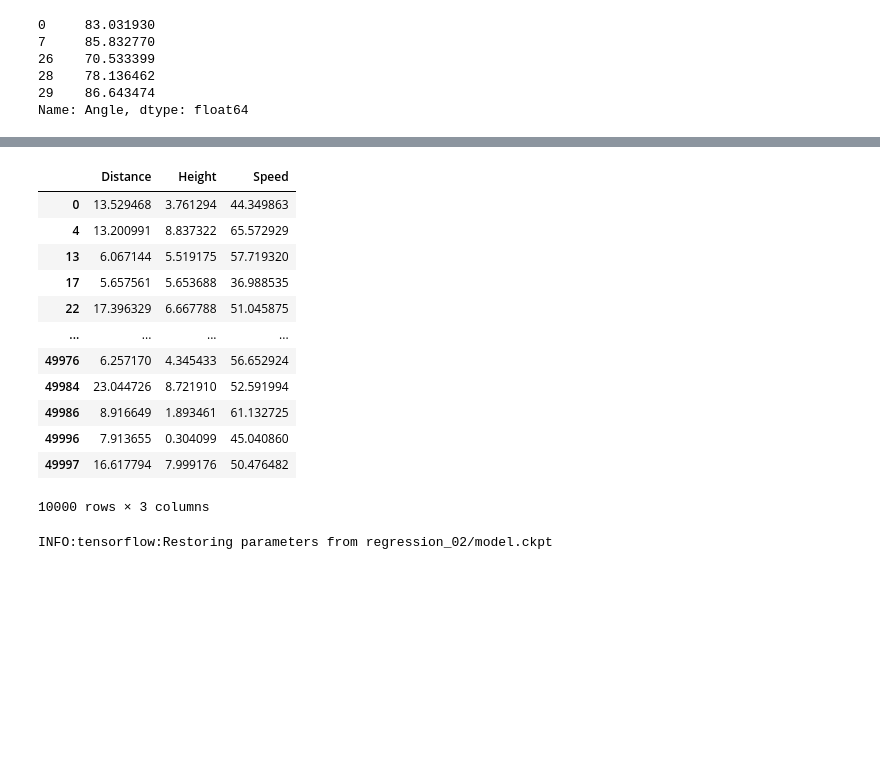
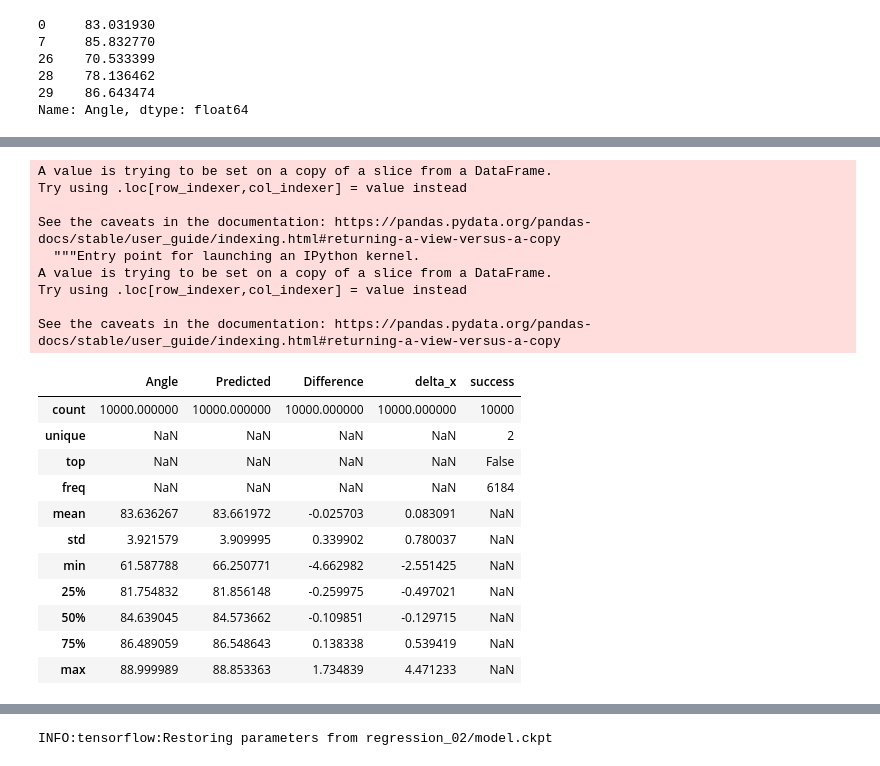
Before and after one commit to StevenCHowell/bball_cannon, a Jupyter notebook: regression.ipynb, the cells around one changed output, grey strips where cells are left out. Drawn from its saved outputs; the diff is of its cells as text; code cells hidden in the pictures; blank space fills up the shorter version.

```diff
--- a/regression.ipynb
+++ b/regression.ipynb
@@ -192,37 +211,43 @@ test_results.describe(include='all')
 # %%
 delta_x = []
 shot = bball.Shot()
-for idx in test_dataset.index:
+for idx in test_dataset.index[:n]:
     shot.setup(params=test_dataset.loc[idx].values)
     delta_x.append(shot.shoot_delta_x(test_results.loc[idx, 'Predicted']))
+# %%
+test_results_n = test_results[:n]
 # %%
-test_results['delta_x'] = delta_x
-
-test_results['success'] = np.abs(test_results.delta_x) < shot.ball_radius
-
-test_results.describe(include='all')
+test_results_n['delta_x'] = delta_x
+test_results_n['success'] = np.abs(test_results_n.delta_x) < shot.ball_radius
+test_results_n.describe(include='all')
+# %% [output]
+A value is trying to be set on a copy of a slice from a DataFrame.
+Try using .loc[row_indexer,col_indexer] = value instead
+
+See the caveats in the documentation: https://pandas.pydata.org/pandas-docs/stable/user_guide/indexing.html#returning-a-view-versus-a-copy
+  """Entry point for launching an IPython kernel.
+A value is trying to be set on a copy of a slice from a DataFrame.
+Try using .loc[row_indexer,col_indexer] = value instead
+
+See the caveats in the documentation: https://pandas.pydata.org/pandas-docs/stable/user_guide/indexing.html#returning-a-view-versus-a-copy
+|  | Angle | Predicted | Difference | delta_x | success |
+| count | 10000.000000 | 10000.000000 | 10000.000000 | 10000.000000 | 10000 |
+| unique | NaN | NaN | NaN | NaN | 2 |
+| top | NaN | NaN | NaN | NaN | False |
+| freq | NaN | NaN | NaN | NaN | 6184 |
+| mean | 83.636267 | 83.661972 | -0.025703 | 0.083091 | NaN |
+| std | 3.921579 | 3.909995 | 0.339902 | 0.780037 | NaN |
+| min | 61.587788 | 66.250771 | -4.662982 | -2.551425 | NaN |
+| 25% | 81.754832 | 81.856148 | -0.259975 | -0.497021 | NaN |
+| 50% | 84.639045 | 84.573662 | -0.109851 | -0.129715 | NaN |
+| 75% | 86.489059 | 86.548643 | 0.138338 | 0.539419 | NaN |
+| max | 88.999989 | 88.853363 | 1.734839 | 4.471233 | NaN |
 # %%
 shot.calc_path()
 shot.show_path()
 # %% [output]
 [interactive output not drawn]
 [interactive output not drawn]
-# %%
-test_dataset
-# %% [output]
-|  | Distance | Height | Speed |
-| 0 | 13.529468 | 3.761294 | 44.349863 |
-| 4 | 13.200991 | 8.837322 | 65.572929 |
-| 13 | 6.067144 | 5.519175 | 57.719320 |
-| 17 | 5.657561 | 5.653688 | 36.988535 |
-| 22 | 17.396329 | 6.667788 | 51.045875 |
-| ... | ... | ... | ... |
-| 49976 | 6.257170 | 4.345433 | 56.652924 |
-| 49984 | 23.044726 | 8.721910 | 52.591994 |
-| 49986 | 8.916649 | 1.893461 | 61.132725 |
-| 49996 | 7.913655 | 0.304099 | 45.040860 |
-| 49997 | 16.617794 | 7.999176 | 50.476482 |
-10000 rows × 3 columns
 # %%
 for i in range(10, 20):
     s = bball.Shot()
```
Also changed, not shown: parts of 13 cells of this notebook.
